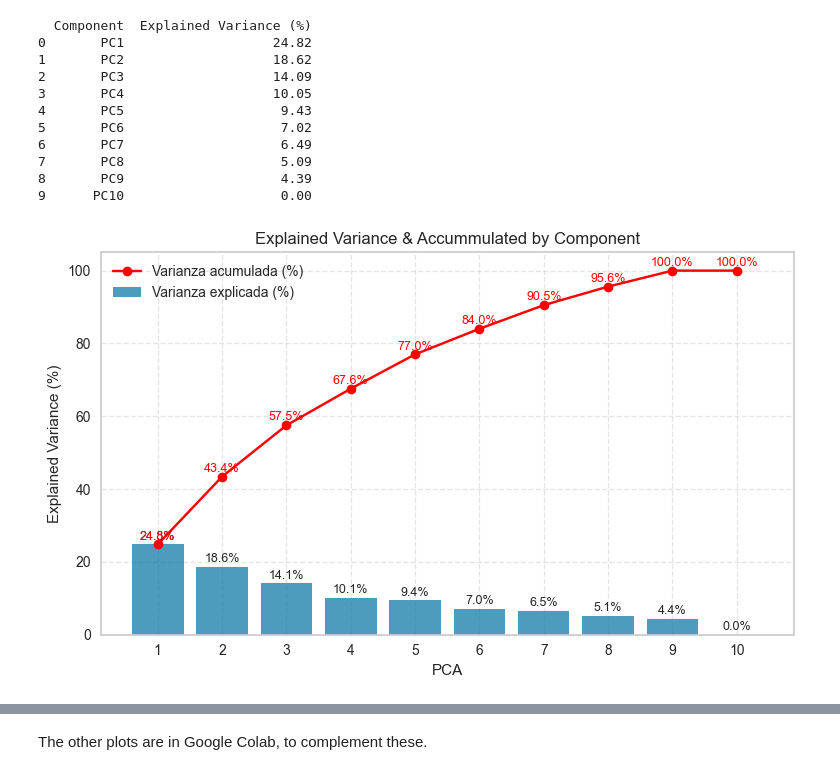
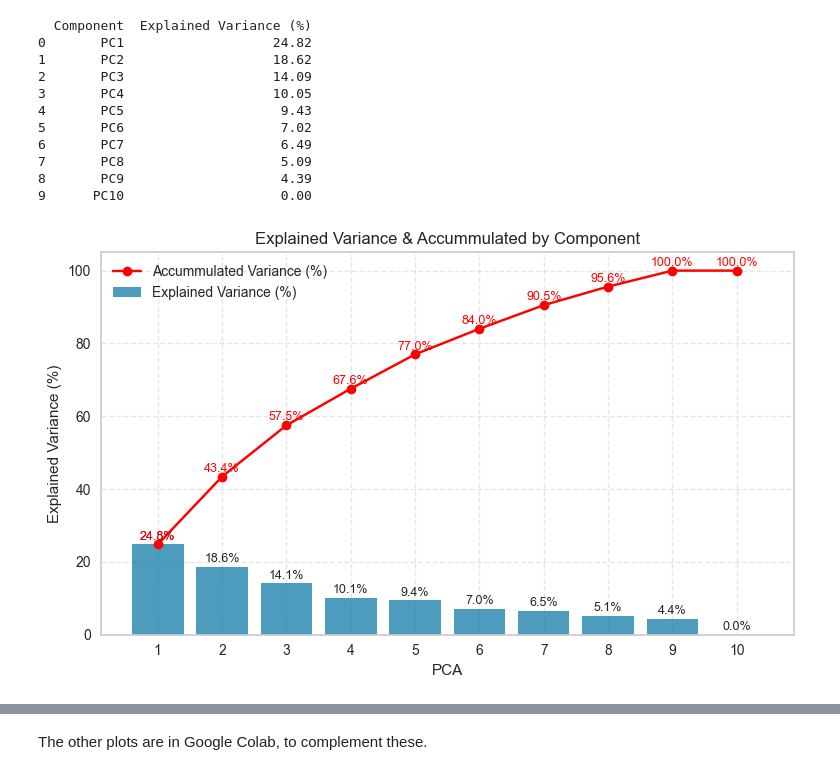
Before and after one commit to Boni1995/DSE_thesis, a Jupyter notebook: Material/2. Interviews & Surveys/3. Quantitative Survey/Survey Analysis.ipynb, the cells around one changed output, grey strips where cells are left out. Saved outputs shown, nothing was run; the diff lists cells and outputs as text; code cells hidden in the pictures.

```diff
--- a/Material/2. Interviews & Surveys/3. Quantitative Survey/Survey Analysis.ipynb
+++ b/Material/2. Interviews & Surveys/3. Quantitative Survey/Survey Analysis.ipynb
@@ -600,29 +600,29 @@ print(var_exp_df.round(2))
 # %%
 acum_var_exp = np.cumsum(var_exp)
 components = np.arange(1, len(var_exp) + 1)
 
 plt.figure(figsize=(8, 5))
 
-plt.bar(components, var_exp, alpha=0.7, label='Varianza explicada (%)')
+plt.bar(components, var_exp, alpha=0.7, label='Explained Variance (%)')
 
 for i, v in enumerate(var_exp):
     plt.text(i + 1, v + 0.5, f"{v:.1f}%", ha='center', va='bottom', fontsize=9)
 
-plt.plot(components, acum_var_exp, marker='o', color='red', label='Varianza acumulada (%)')
+plt.plot(components, acum_var_exp, marker='o', color='red', label='Accummulated Variance (%)')
 
 for i, v in enumerate(acum_var_exp):
     plt.text(i + 1, v + 0.5, f"{v:.1f}%", color='red', ha='center', va='bottom', fontsize=9)
 
 plt.title('Explained Variance & Accummulated by Component')
 plt.xlabel('PCA')
 plt.ylabel('Explained Variance (%)')
 plt.xticks(components)
 plt.grid(True, linestyle='--', alpha=0.5)
 plt.legend(loc='best')
 plt.tight_layout()
 plt.show()
 # %% [output]
-[figure, old version]
+[figure, new version]
 # %%
 general_pca.results['loadings']
 # %% [output]
```
Also changed, not shown: parts of 7 cells of this notebook, 50 other files.
